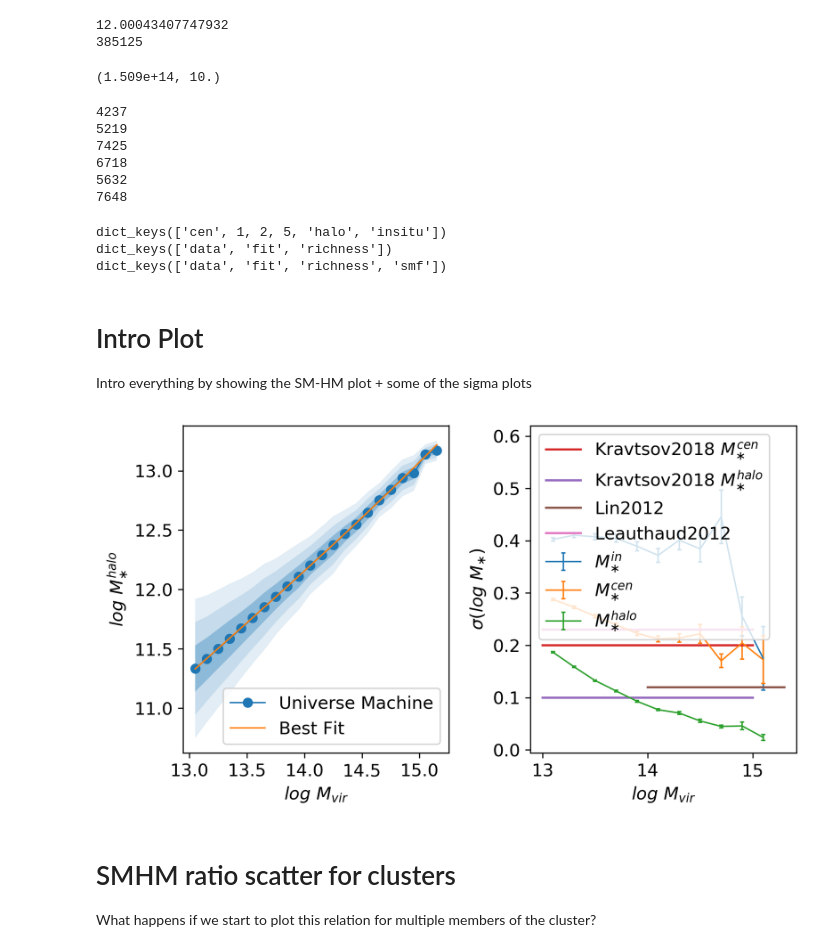
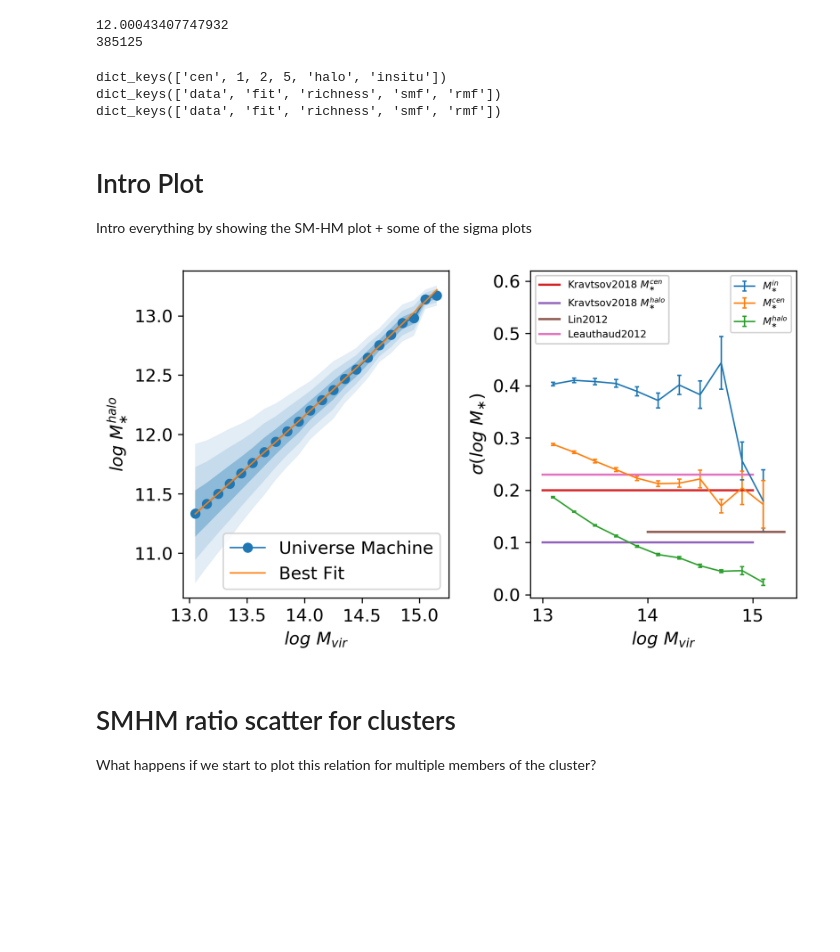
Before and after one commit to dr-guangtou/asap, a Jupyter notebook: cb/main.ipynb, the cells around one changed output. Saved outputs shown, nothing was run; the diff lists cells and outputs as text; code cells hidden in the pictures; blank space fills up the shorter version.

```diff
--- a/cb/main.ipynb
+++ b/cb/main.ipynb
@@ -57,34 +57,24 @@ print(len(centrals))
 # you should stop messing with sm + icl and at this point just create a unified "stellar_mass" coll
 data_stellar_cut = data.sm_cuts_with_sats(centrals, satellites, smhm_fit.get_fit)
 data_halo_cut = data.hm_cuts_with_sats(centrals, satellites, smhm_fit.get_fit_2)
-# %%
-x.keys()
-x["cen"].keys()
-x["cen"]["richness"][0]
-# %% [output]
-(1.509e+14, 10.)
 # %%
 for key in data_stellar_cut.keys():
     mass, csmf = fits.build_csmf(data_stellar_cut, key)
     data_stellar_cut[key]["smf"] = (mass, csmf) # note that these masses are log!
+for key in data_halo_cut.keys():
+    mass, csmf = fits.build_csmf(data_halo_cut, key)
+    data_halo_cut[key]["smf"] = (mass, csmf) # note that these masses are log!
 
 data_stellar_cut["cen"]["rmf"] = fits.build_rmf(data_stellar_cut["cen"]["richness"])
 data_halo_cut["cen"]["rmf"] = fits.build_rmf(data_halo_cut["cen"]["richness"])
-# %% [output]
-4237
-5219
-7425
-6718
-5632
-7648
 # %%
 print(data_halo_cut.keys())
 print(data_halo_cut["cen"].keys())
 print(data_stellar_cut["cen"].keys())
 # %% [output]
 dict_keys(['cen', 1, 2, 5, 'halo', 'insitu'])
-dict_keys(['data', 'fit', 'richness'])
-dict_keys(['data', 'fit', 'richness', 'smf'])
+dict_keys(['data', 'fit', 'richness', 'smf', 'rmf'])
+dict_keys(['data', 'fit', 'richness', 'smf', 'rmf'])
 # %% [markdown]
 # Intro Plot
 
@@ -92,12 +82,12 @@ Intro everything by showing the SM-HM plot + some of the sigma plots
 # %%
 fig, axes = plt.subplots(1, 2)
 fig.set_size_inches(7, 4)
 p.sm_hm.sm_vs_dm(data_halo_cut["halo"]["data"], "halo", fit=data_halo_cut["halo"]["fit"], ax=axes[0])
-p.scatter.hm_vs_sm_scatter_variant(data_halo_cut, ax=axes[1])
+p.scatter.im_sm_at_fixed_hm_incl_lit(data_halo_cut, ax=axes[1])
 plt.tight_layout()
 #plots.sm_vs_dm(data_halo_cut["cen"]["data"], "cen", fit=data_halo_cut["cen"]["fit"])
 # %% [output]
-[figure, old version]
+[figure, new version]
 # %% [markdown]
 # SMHM ratio scatter for clusters
 
```
Also changed, not shown: parts of 3 cells of this notebook, 3 other files.
